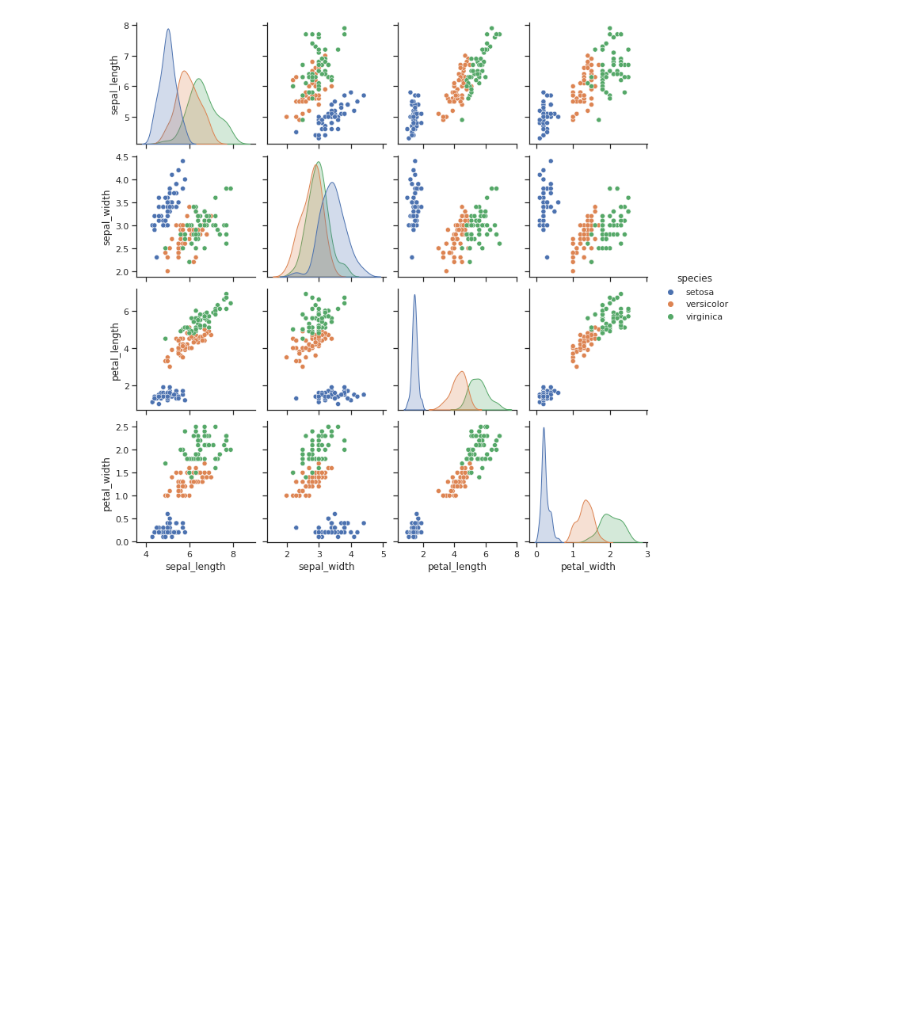
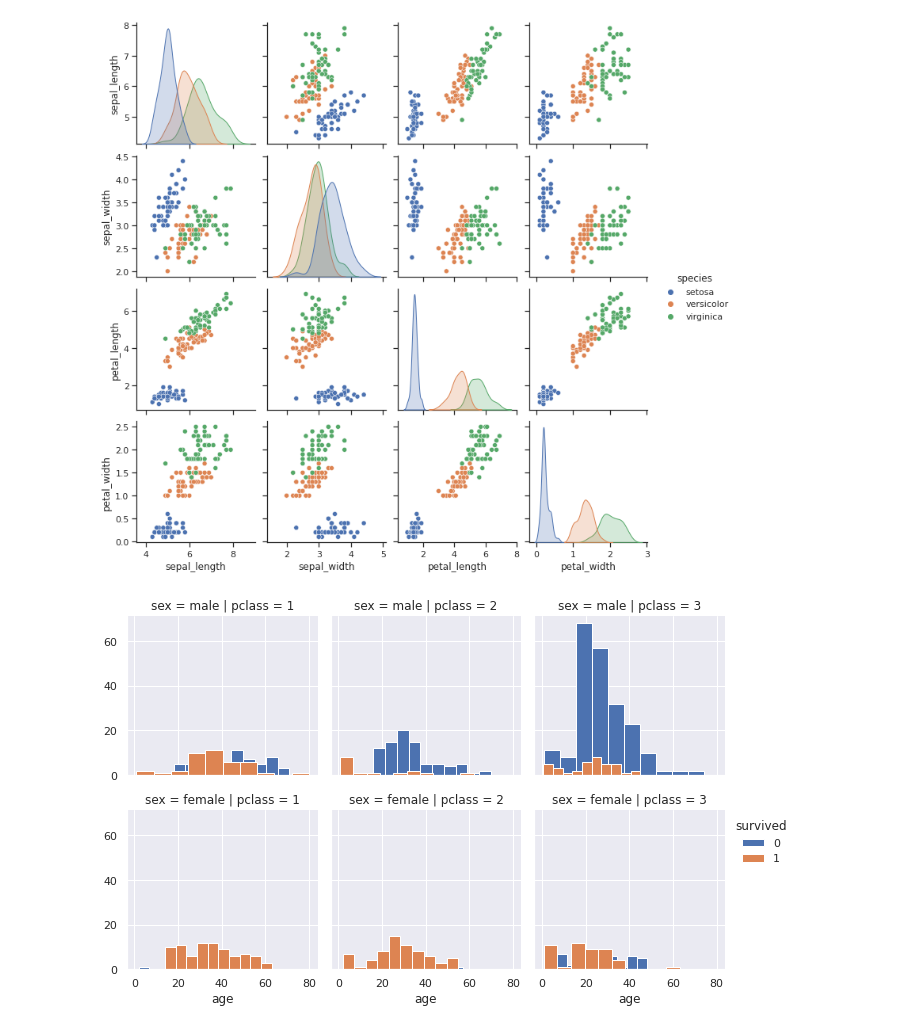
Before and after one commit to EdissonArias/visualizacion-ag3, a Jupyter notebook: Visualizacion_Edisson_Arias_AG3.ipynb, the cells around one changed output. Drawn from its saved outputs; the diff is of its cells as text; code cells hidden in the pictures; blank space fills up the shorter version.

```diff
--- a/Visualizacion_Edisson_Arias_AG3.ipynb
+++ b/Visualizacion_Edisson_Arias_AG3.ipynb
@@ -123,3 +123,14 @@ sns.pairplot(df, hue="species")
 # %% [output]
 <seaborn.axisgrid.PairGrid at 0x...>
 [figure]
+# %%
+#Cambiamos el font
+sns.set(font_scale=1)
+
+#FacetGrid - Construir una matriz de gráficos
+g = sns.FacetGrid(titanic, row='sex',col='pclass', hue="survived")
+g.map(sns.distplot, 'age',kde=False,bins=10,hist_kws = {'alpha':1})
+plt.legend(labels=['0','1'], title='survived', loc = 2, bbox_to_anchor = (1,1), frameon=False)
+plt.show()
+# %% [output]
+[figure, added]
```
Also changed, not shown: parts of 4 cells of this notebook.
